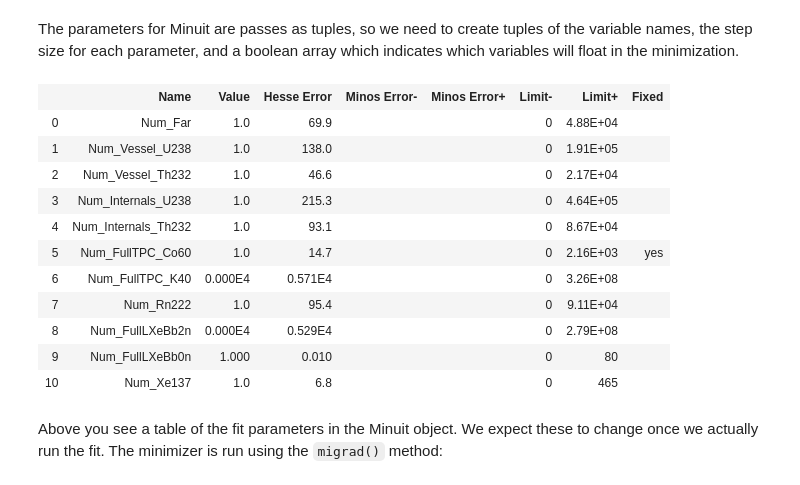
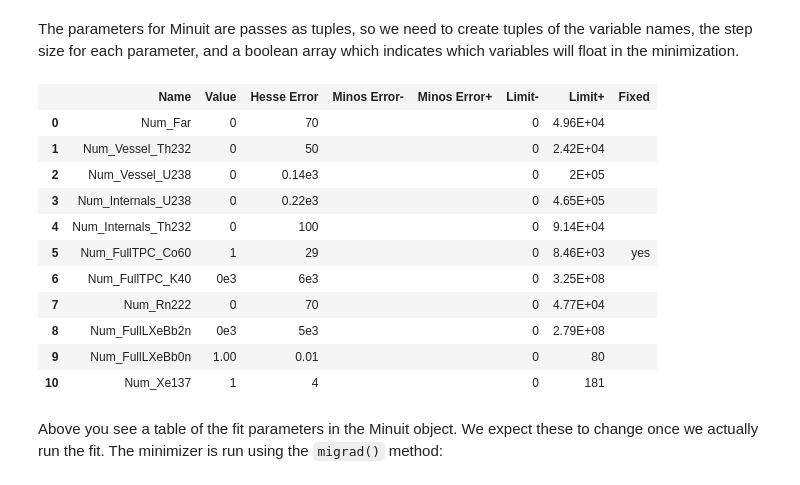
Before and after one commit to YMTheory/sensitivity, a Jupyter notebook: work/Sensitivity Code Tutorial.ipynb, the cells around one changed output. Saved outputs shown, nothing was run; the diff lists cells and outputs as text; code cells hidden in the pictures.

Commit message:
Upgrade nEXOFitLikelihood and tutorial to use iminuit2
Tested with iminuit 2.8.4

````diff
--- a/work/Sensitivity Code Tutorial.ipynb
+++ b/work/Sensitivity Code Tutorial.ipynb
@@ -596,34 +604,35 @@ The parameters for Minuit are passes as tuples, so we need to create tuples of t
 # %%
 # Increase the step size for the Bb0n variable
 likelihood.SetFractionalMinuitInputError('Num_FullLXeBb0n', 0.01/0.0001)
 
 
 # par_fix_tuple is a tuple of bools. If a value is true, then the variable
 # at that index will be fixed in the minimization. Here we fix the number of
 # Co60 events, since we can see from above that they have essentially no
 # impact on the overall distribution (they will be buried by the 2nuBB))
 
-m = Minuit.from_array_func( likelihood.ComputeNegLogLikelihood, \
+m = Minuit( likelihood.ComputeNegLogLikelihood, \
                             np.copy(initial_values), \
-                            error = likelihood.GetMinuitInputErrorTuple(), \
-                            fix   = likelihood.GetVariableFixTuple(), \
-                            name  = likelihood.GetVariableNamesTuple(), \
-                            limit = likelihood.GetVariableLimitsTuple(), \
-                            errordef = 0.5 )
-m.get_param_states()
+                            name  = likelihood.GetVariableNamesTuple())
+m.errordef = Minuit.LIKELIHOOD
+m.errors = likelihood.GetMinuitInputErrorTuple()
+m.limits = likelihood.GetVariableLimitsTuple()
+m.fixed = likelihood.GetVariableFixTuple()
+
+m.params   # use m.init_params to look at initial conditions later
 # %% [output]
 |  | Name | Value | Hesse Error | Minos Error- | Minos Error+ | Limit- | Limit+ | Fixed |
-| 0 | Num_Far | 1.0 | 69.9 |  |  | 0 | 4.88E+04 |  |
-| 1 | Num_Vessel_U238 | 1.0 | 138.0 |  |  | 0 | 1.91E+05 |  |
-| 2 | Num_Vessel_Th232 | 1.0 | 46.6 |  |  | 0 | 2.17E+04 |  |
-| 3 | Num_Internals_U238 | 1.0 | 215.3 |  |  | 0 | 4.64E+05 |  |
-| 4 | Num_Internals_Th232 | 1.0 | 93.1 |  |  | 0 | 8.67E+04 |  |
-| 5 | Num_FullTPC_Co60 | 1.0 | 14.7 |  |  | 0 | 2.16E+03 | yes |
-| 6 | Num_FullTPC_K40 | 0.000E4 | 0.571E4 |  |  | 0 | 3.26E+08 |  |
-| 7 | Num_Rn222 | 1.0 | 95.4 |  |  | 0 | 9.11E+04 |  |
-| 8 | Num_FullLXeBb2n | 0.000E4 | 0.529E4 |  |  | 0 | 2.79E+08 |  |
-| 9 | Num_FullLXeBb0n | 1.000 | 0.010 |  |  | 0 | 80 |  |
-| 10 | Num_Xe137 | 1.0 | 6.8 |  |  | 0 | 465 |  |
+| 0 | Num_Far | 0 | 70 |  |  | 0 | 4.96E+04 |  |
+| 1 | Num_Vessel_Th232 | 0 | 50 |  |  | 0 | 2.42E+04 |  |
+| 2 | Num_Vessel_U238 | 0 | 0.14e3 |  |  | 0 | 2E+05 |  |
+| 3 | Num_Internals_U238 | 0 | 0.22e3 |  |  | 0 | 4.65E+05 |  |
+| 4 | Num_Internals_Th232 | 0 | 100 |  |  | 0 | 9.14E+04 |  |
+| 5 | Num_FullTPC_Co60 | 1 | 29 |  |  | 0 | 8.46E+03 | yes |
+| 6 | Num_FullTPC_K40 | 0e3 | 6e3 |  |  | 0 | 3.25E+08 |  |
+| 7 | Num_Rn222 | 0 | 70 |  |  | 0 | 4.77E+04 |  |
+| 8 | Num_FullLXeBb2n | 0e3 | 5e3 |  |  | 0 | 2.79E+08 |  |
+| 9 | Num_FullLXeBb0n | 1.00 | 0.01 |  |  | 0 | 80 |  |
+| 10 | Num_Xe137 | 1 | 4 |  |  | 0 | 181 |  |
 # %% [markdown]
 Above you see a table of the fit parameters in the Minuit object. We expect these to change once we actually run the fit. The minimizer is run using the ```migrad()``` method:
 # %%
````
Also changed, not shown: parts of 26 cells of this notebook, 1 other file.
